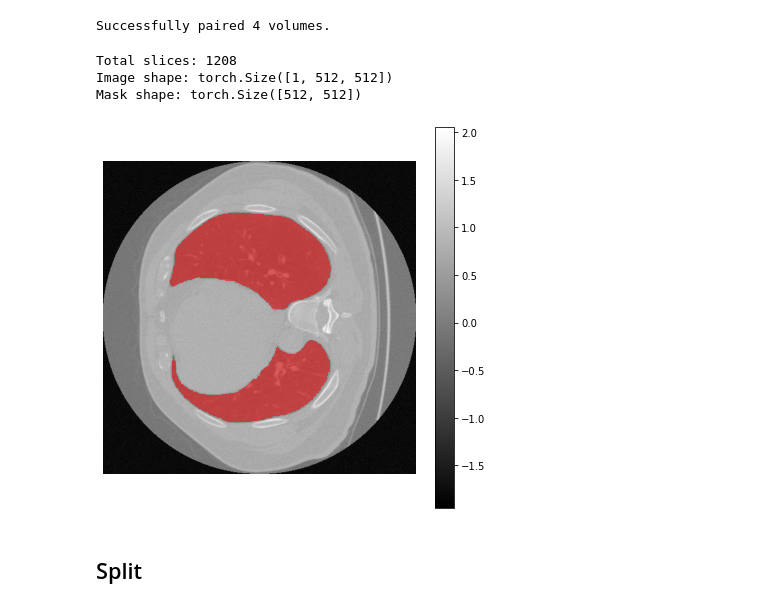
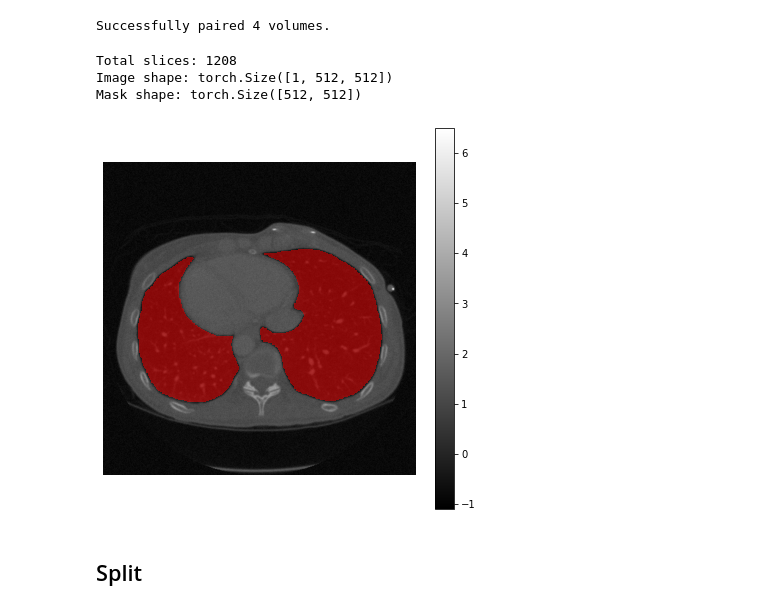
Before and after one commit to JakeKitzmann/SlicerLab, a Jupyter notebook: ModelTraining.ipynb, the cells around one changed output. Saved outputs shown, nothing was run; the diff lists cells and outputs as text; code cells hidden in the pictures.

```diff
--- a/ModelTraining.ipynb
+++ b/ModelTraining.ipynb
@@ -116,11 +116,8 @@ class LungDataset(Dataset):
 
         for image_file, mask_file in volume_pairs:
 
-            image = sitk.ReadImage(str(image_file))
+            image = sitk.Normalize(sitk.ReadImage(str(image_file)))
             mask = sitk.ReadImage(str(mask_file))
-
-            # preprocessing
-            image = sitk.Normalize(image)
 
             image = sitk.GetArrayFromImage(image).astype(np.float32)
             mask = sitk.GetArrayFromImage(mask).astype(np.int32)
@@ -144,6 +141,10 @@ class LungDataset(Dataset):
         image = self.images[volume_idx][:, :, slice_idx]
         mask = self.masks[volume_idx][:, :, slice_idx]
 
+        # Rotate individual 2D slices
+        image = np.rot90(image, k=-1)
+        mask = np.rot90(mask, k=-1)
+
         image = torch.from_numpy(image.copy()).float().unsqueeze(0)
         mask = torch.from_numpy(mask.copy()).long()
 
@@ -151,19 +152,19 @@ class LungDataset(Dataset):
 # %%
 dataset = LungDataset(volume_pairs)
 
 print("Total slices:", len(dataset))
 
-image, mask = dataset[500]
+image, mask = dataset[80]
 
 print("Image shape:", image.shape)
 print("Mask shape:", mask.shape)
 
 show_slice(image, mask)
 # %% [output]
 Total slices: 1208
 Image shape: torch.Size([1, 512, 512])
 Mask shape: torch.Size([512, 512])
-[figure, old version]
+[figure, new version]
 # %% [markdown]
 ## Split
 # %%
```
Also changed, not shown: parts of 5 cells of this notebook, 1 other file.
